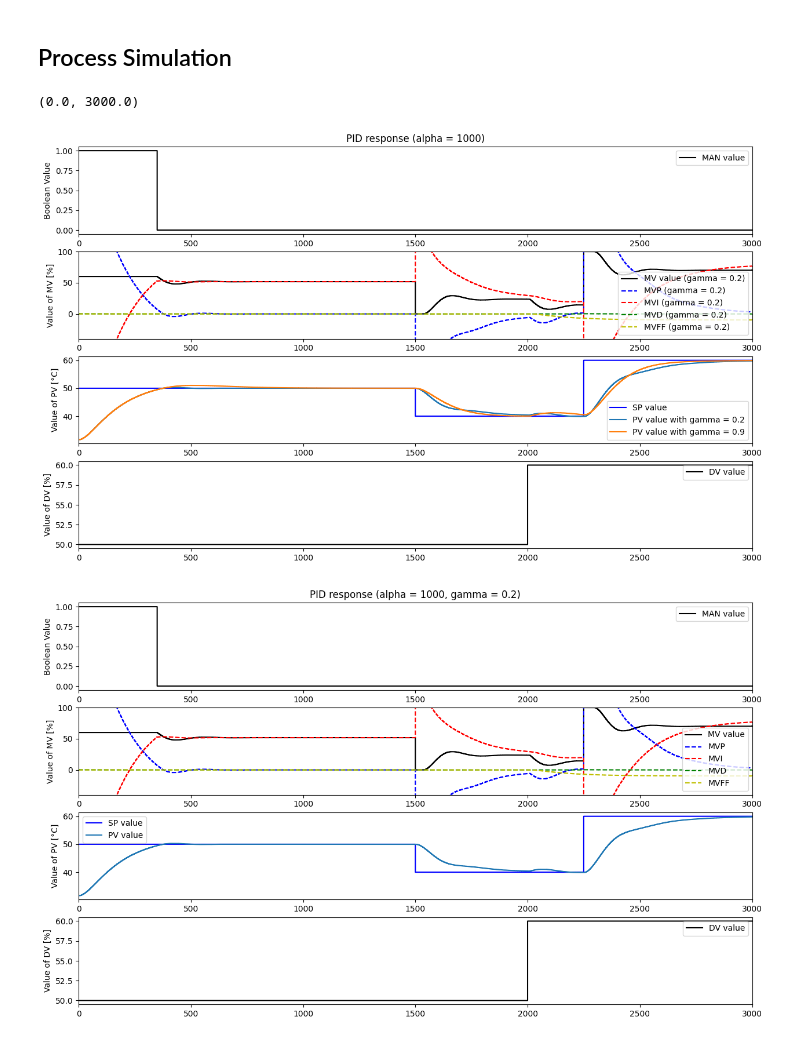
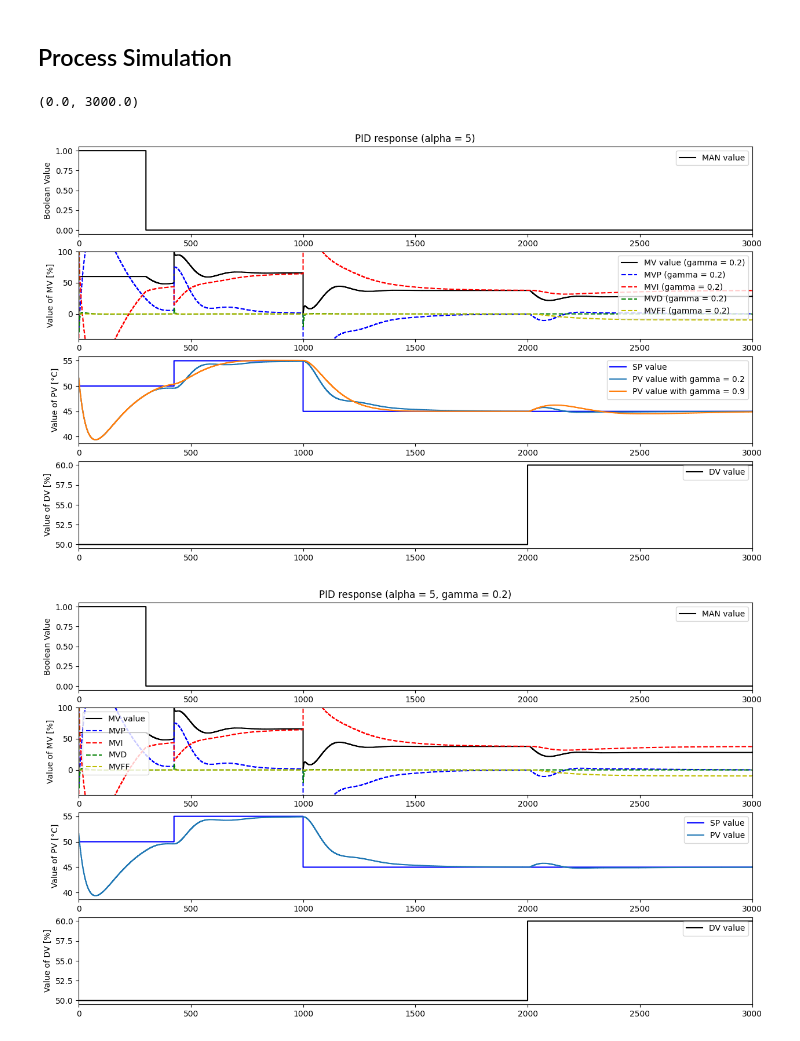
Before and after one commit to hctel/TCLab_software_V4, a Jupyter notebook: Simulation_CLP_PID_FF.ipynb, the cells around one changed output. Saved outputs shown, nothing was run; the diff lists cells and outputs as text; code cells hidden in the pictures.

```diff
--- a/Simulation_CLP_PID_FF.ipynb
+++ b/Simulation_CLP_PID_FF.ipynb
@@ -18,10 +18,11 @@ from package_LAB import LL_RT, LL, PID_RT, IMC
 # %% [markdown]
 ## Simulation Parameters
 # %%
-UseFF = True
+mode = CLP_FF
+
 ManFF = False
 
-alpha = 1000
+alpha = 5
 MVMin = 0
 MVMax = 100
 # %% [markdown]
@@ -75,15 +76,31 @@ PV0 = 49.4
 TSim = 3000
 Ts = 1
 N = int(TSim/Ts) + 1
-Treach = 350 #Time to reach first setpoint
+Treach = 300 #Time to reach first setpoint
 
 # Path for variables
+if mode == CLP_FF:
+    UseFF = True
+    ManPath = {0: True, Treach: False, TSim : False}
+    MVManPath = {0:60, TSim:60}
+elif mode == CLP_NOFF:
+    UseFF = False
+    ManPath = {0: True, Treach: False, TSim : False}
+    MVManPath = {0:60, TSim:60}
+elif mode == OLP_FF:
+    UseFF = True
+    ManPath = {0: True, TSim : True}
+    MVManPath = {0:60, TSim:60}
+elif mode == OLP_NOFF:
+    UseFF = False
+    ManPath = {0: True, TSim : True}
+    MVManPath = {0:60, TSim:60}
 
 
 def compute(gamma_index):
     MVManPath = {0:60, TSim:60}
     DVPath = {0: 50, 2000: 60, TSim : 60}
-    SPPath = {0: 50, 1500: 40, 2250: 60, TSim : 60}
+    SPPath = {0: 50, 425: 55, 1000: 45, TSim : 45}
 
     ManPath = {0: True, Treach: False, TSim : False}
     t = []
@@ -134,12 +151,12 @@ def compute(gamma_index):
         # Input-output dynamics P(s)
         Delay_RT(MV,theta_SOPDT_OPT,Ts,MV_Delay_Process,MV0)
         FO_RT(MV_Delay_Process,K_SOPDT_OPT,T1_SOPDT_OPT,Ts,PV_1_Process,0)
-        FO_RT(PV_1_Process,1,T2_SOPDT_OPT,Ts,PV_Process,0)
+        FO_RT(PV_1_Process,1,T2_SOPDT_OPT,Ts,PV_Process,20)
 
         # Disturb  ce dynamics D(s)
         Delay_RT(DV - DV0*np.ones_like(DV),theta_SOPDT_OPT_DV,Ts,MV_Delay_Disturb,0)
         FO_RT(MV_Delay_Disturb,K_SOPDT_OPT_DV,T1_SOPDT_OPT_DV,Ts,PV_1_Disturb,0)
-        FO_RT(PV_1_Disturb,1,T2_SOPDT_OPT_DV,Ts,PV_Disturb,0)
+        FO_RT(PV_1_Disturb,1,T2_SOPDT_OPT_DV,Ts,PV_Disturb,20)
         PV.append(PV_Process[-1] + PV_1_Disturb[-1] + PV0-K_SOPDT_OPT*MV0)
     return t, Man, MV, MVP, MVI, MVD, MVFF, PV, DV, SP
 
@@ -184,32 +201,32 @@ plt.step(t,Man,'black',label='MAN value',where='post')
 plt.ylabel('Boolean Value')
 plt.title(f'PID response (alpha = {alpha}, gamma = {gammas[0]})')
 plt.legend(loc='best')
 plt.xlim([0, TSim])
 
 plt.subplot(4,1,2)
 plt.step(t,MV,'black',label=f'MV value',where='post')
 plt.step(t, MVP, 'b--', label=f'MVP', where='post')
 plt.step(t, MVI, 'r--', label=f'MVI', where='post')
 plt.step(t, MVD, 'g--', label=f'MVD', where='post')
 plt.step(t, MVFF, 'y--', label=f'MVFF', where='post')
 plt.ylabel('Value of MV [%]')
 plt.legend(loc='best')
 plt.xlim([0, TSim])
 plt.ylim([-40, 100])
 
 plt.subplot(4,1,3)
 plt.step(t,SP,'blue',label='SP value',where='post')
 plt.step(t,PV,label=f'PV value',where='post')
 plt.ylabel('Value of PV [°C]')
 plt.legend(loc='best')
 plt.xlim([0, TSim])
 
 plt.subplot(4,1,4)
 plt.step(t, DV, 'black', label='DV value', where='post')
 plt.ylabel('Value of DV [%]')
 plt.legend(loc='best')
 plt.xlim([0, TSim])
 # %% [output]
 (0.0, 3000.0)
-[figure, old version]
+[figure, new version]
-[figure, old version]
+[figure, new version]
```
Also changed, not shown: parts of 1 cell of this notebook, 1 other file.
